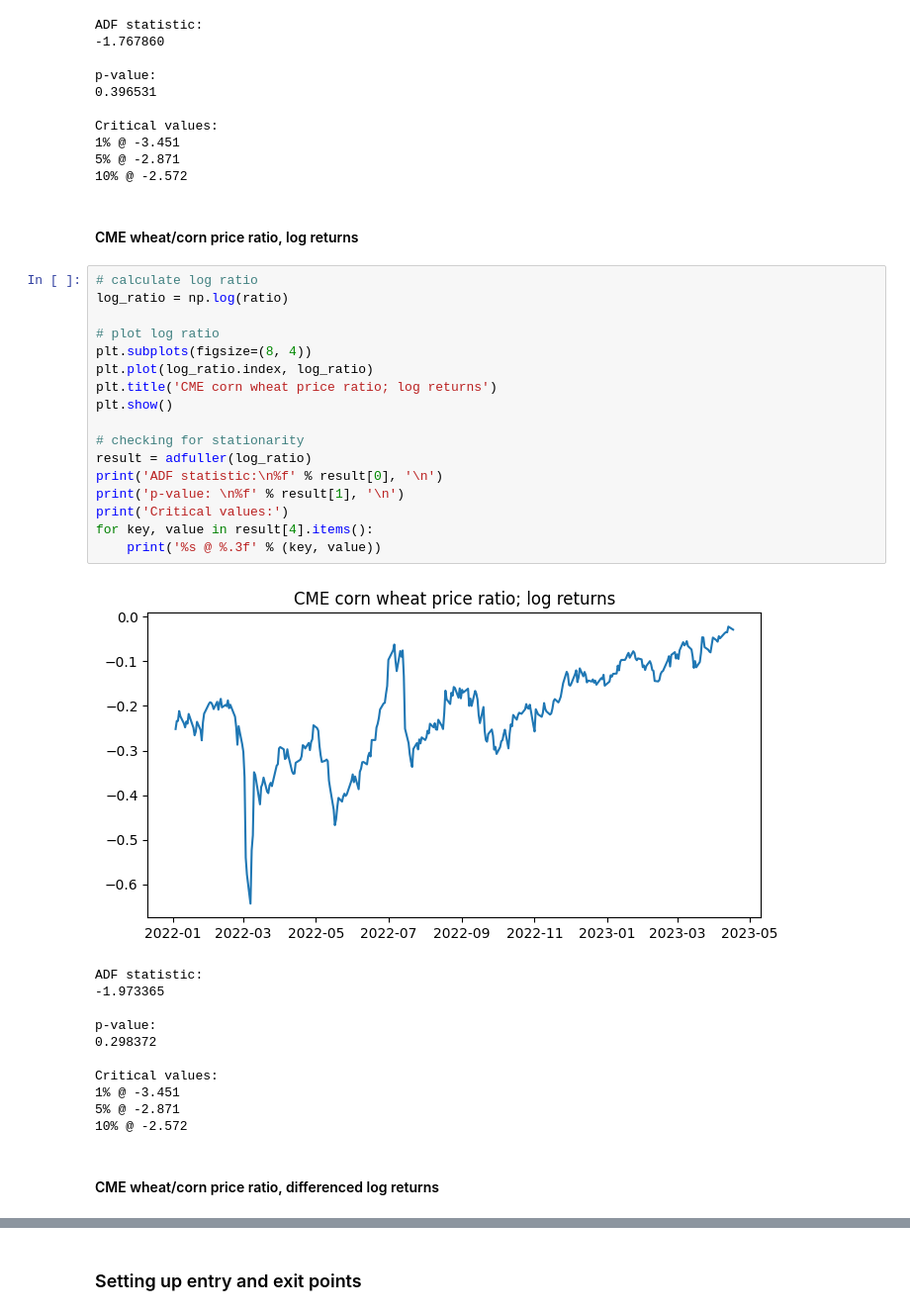
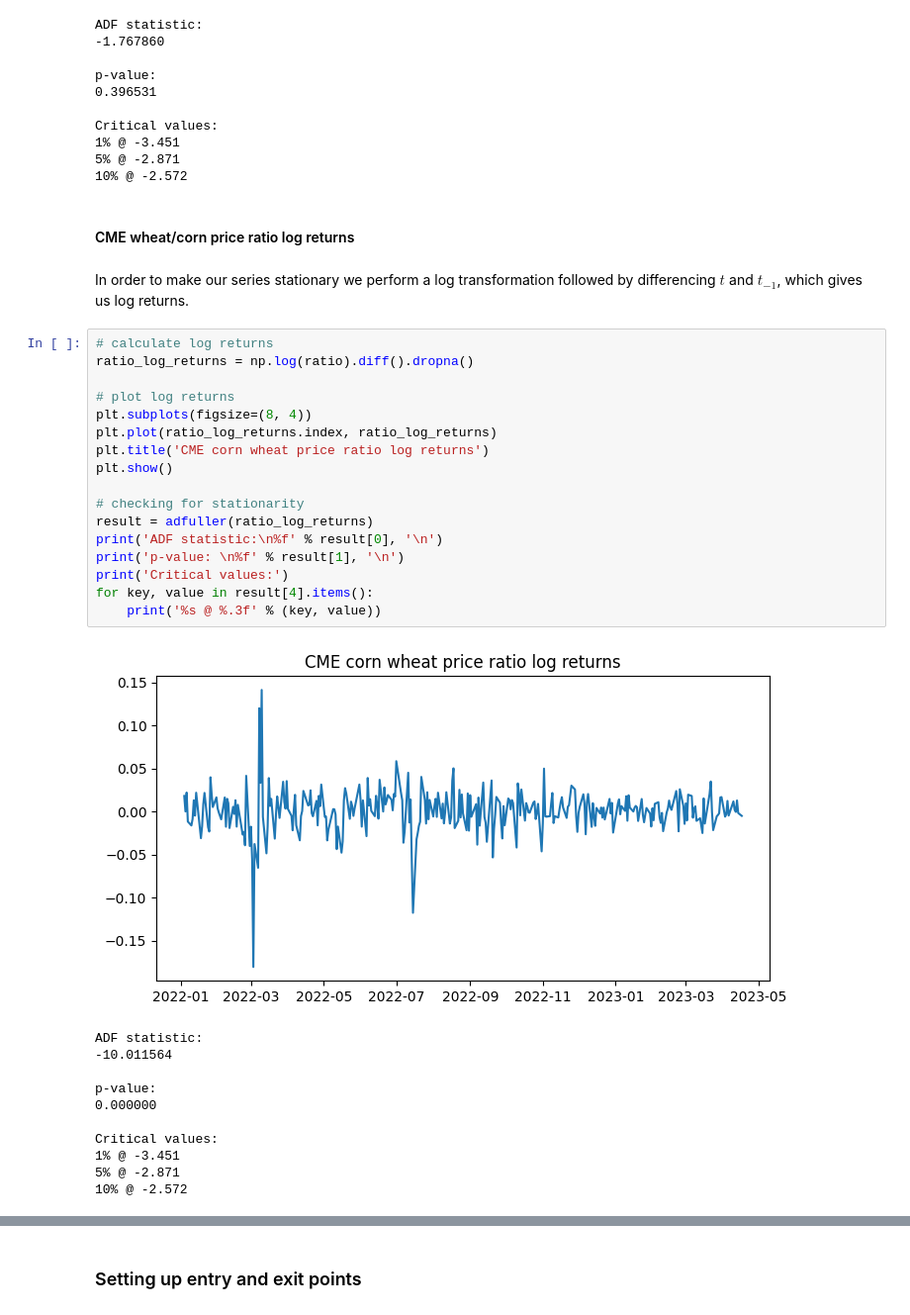
Before and after one commit to vzinkovski/commodities_mean_reversion_pairs_trading, a Jupyter notebook: commodities_mean_reversion.ipynb, the cells around one changed output, grey strips where cells are left out. Shown at 99% size. Cells and saved outputs as stored; diff of their text form.

```diff
--- a/commodities_mean_reversion.ipynb
+++ b/commodities_mean_reversion.ipynb
@@ -109,35 +111,35 @@ Critical values:
 5% @ -2.871
 10% @ -2.572
 # %% [markdown]
-#### CME wheat/corn price ratio, log returns
+#### CME wheat/corn price ratio log returns
+# %% [markdown]
+In order to make our series stationary we perform a log transformation followed by differencing $t$ and $t_{-1}$, which gives us log returns.
 # %%
-# calculate log ratio
-log_ratio = np.log(ratio)
+# calculate log returns
+ratio_log_returns = np.log(ratio).diff().dropna()
 
-# plot log ratio
+# plot log returns
 plt.subplots(figsize=(8, 4))
-plt.plot(log_ratio.index, log_ratio)
-plt.title('CME corn wheat price ratio; log returns')
+plt.plot(ratio_log_returns.index, ratio_log_returns)
+plt.title('CME corn wheat price ratio log returns')
 plt.show()
 
 # checking for stationarity
-result = adfuller(log_ratio)
+result = adfuller(ratio_log_returns)
 print('ADF statistic:\n%f' % result[0], '\n')
 print('p-value: \n%f' % result[1], '\n')
 print('Critical values:')
 for key, value in result[4].items():
 	print('%s @ %.3f' % (key, value))
 # %% [output]
-[figure, old version]
+[figure, new version]
 ADF statistic:
--1.973365
+-10.011564
 
 p-value:
-0.298372
+0.000000
 
 Critical values:
 1% @ -3.451
 5% @ -2.871
 10% @ -2.572
-# %% [markdown]
-#### CME wheat/corn price ratio, differenced log returns
```
Also changed, not shown: parts of 2 cells of this notebook.
